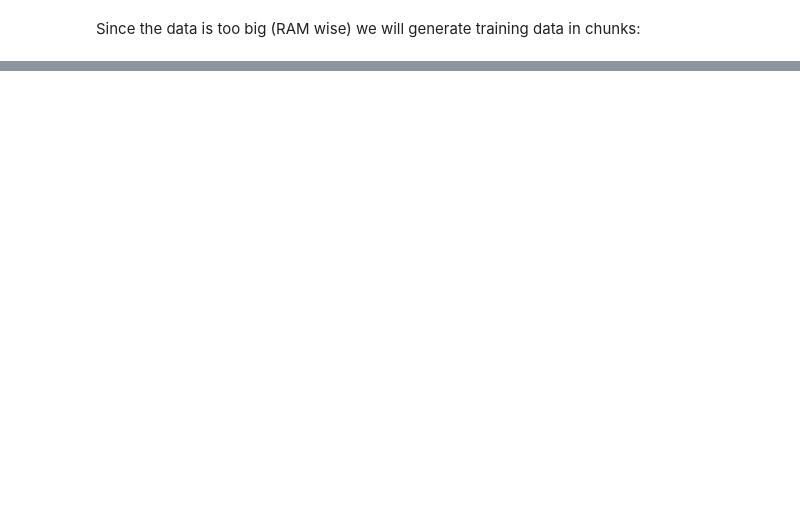
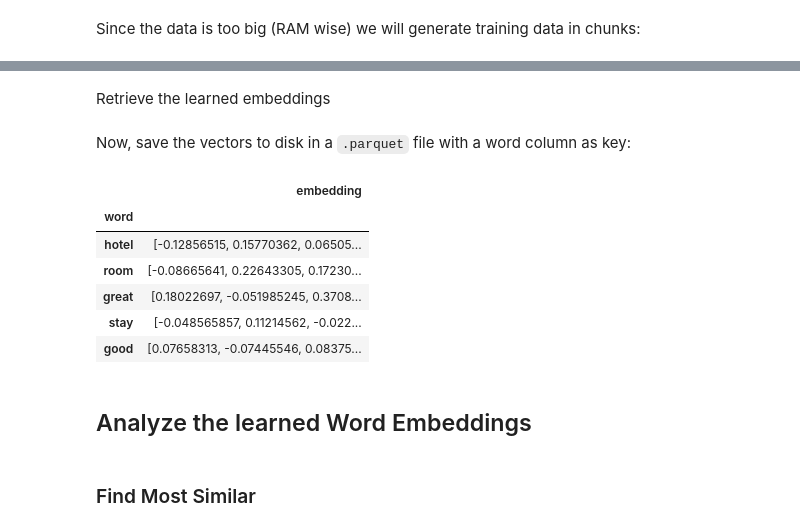
Before and after one commit to mishana/orly_w2v, a Jupyter notebook: word2vec.ipynb, the cells around one changed output, grey strips where cells are left out. Drawn from its saved outputs; the diff is of its cells as text; code cells hidden in the pictures; blank space fills up the shorter version.

Commit message:
Looks like only final cosmetics and K-Means clustering are left.

```diff
--- a/word2vec.ipynb
+++ b/word2vec.ipynb
@@ -279,0 +306,8 @@ AttributeError: Exception encountered when calling layer "model" (type Functiona
+# %%
+input_target = layers.Input(shape=())
+input_context = layers.Input(shape=(NUM_NS + 1,))
+embedding_target = layers.Embedding(VOCAB_SIZE, EMBEDDING_DIM, input_length=1, name="w2v_embedding")(input_target)
+embedding_context = layers.Embedding(VOCAB_SIZE, EMBEDDING_DIM, input_length=NUM_NS + 1)(input_context)
+
+dotted = layers.Dot(axes=[1, 2])([embedding_target, embedding_context])
+model = models.Model(inputs=[input_target, input_context], outputs=dotted)
@@ -279,0 +316,14 @@ AttributeError: Exception encountered when calling layer "model" (type Functiona
+# %%
+model.compile(optimizer=tf.keras.optimizers.Adam(learning_rate=0.005),
+              loss=tf.keras.losses.CategoricalCrossentropy(from_logits=True), metrics=['accuracy'])
+
+tensorboard_callback = tf.keras.callbacks.TensorBoard(log_dir="logs")
+
+# checkpoint a model. here we save the best model relative to validation loss
+checkpoint_cb = tf.keras.callbacks.ModelCheckpoint(filepath="word2vec_model_w5_ns15_ckpt.h5", monitor='accuracy', save_best_only=True)
+
+# restore_best_weights - Whether to restore model weights from
+# the epoch with the best value of the monitored quantity.
+early_stopping_cb = tf.keras.callbacks.EarlyStopping(patience=10, restore_best_weights=True, monitor='accuracy')
+
+history = model.fit(dataset, epochs=100, callbacks=[tensorboard_callback, checkpoint_cb, early_stopping_cb])
@@ -279,0 +342,36 @@ AttributeError: Exception encountered when calling layer "model" (type Functiona
+# %% [markdown]
+Retrieve the learned embeddings
+# %%
+weights = model.get_layer('w2v_embedding').get_weights()[0]
+print(f'weights shape is {weights.shape}')
+
+import _pickle as pickle
+
+with open('inverse_vocab', 'rb') as f:
+    inverse_vocabulary = pickle.load(f)
+# %% [markdown]
+Now, save the vectors to disk in a `.parquet` file with a word column as key:
+# %%
+import pandas as pd
+import pyarrow as pa
+import pyarrow.parquet as pq
+
+df = pd.DataFrame({'word': inverse_vocabulary[2:], 'embedding': list(weights[2:])})
+df.set_index('word', inplace=True)
+
+table = pa.Table.from_pandas(df)
+pq.write_table(table, 'word2vec_embeddings.parquet')
+# %%
+df.head()
+# %% [output]
+|  | embedding |
+| word |  |
+| hotel | [-0.12856515, 0.15770362, 0.06505... |
+| room | [-0.08665641, 0.22643305, 0.17230... |
+| great | [0.18022697, -0.051985245, 0.3708... |
+| stay | [-0.048565857, 0.11214562, -0.022... |
+| good | [0.07658313, -0.07445546, 0.08375... |
+# %% [markdown]
+## Analyze the learned Word Embeddings
+# %% [markdown]
+### Find Most Similar
```
Also changed, not shown: parts of 55 cells of this notebook.
